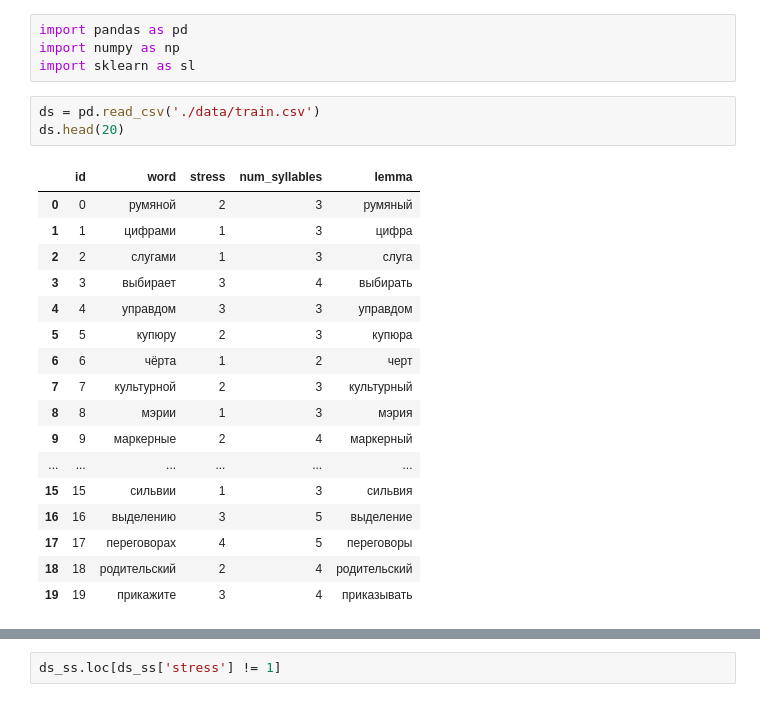
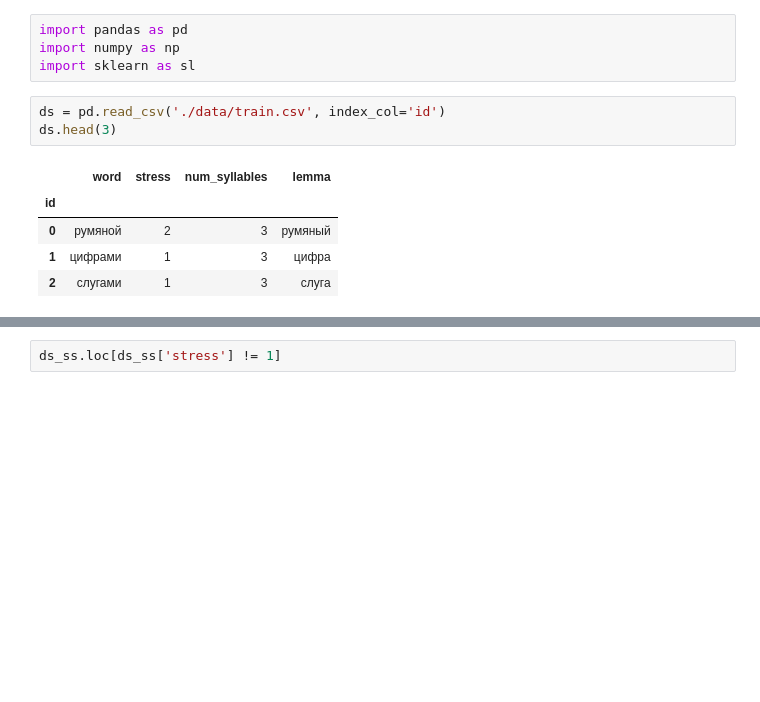
Before and after one commit to cupiscube/stress_in_russian_words, a Jupyter notebook: analize.ipynb, the cells around one changed output, grey strips where cells are left out. Drawn from its saved outputs; the diff is of its cells as text; blank space fills up the shorter version.

```diff
--- a/analize.ipynb
+++ b/analize.ipynb
@@ -3,25 +3,13 @@ import pandas as pd
 import numpy as np
 import sklearn as sl
 # %%
-ds = pd.read_csv('./data/train.csv')
-ds.head(20)
+ds = pd.read_csv('./data/train.csv', index_col='id')
+ds.head(3)
 # %% [output]
-|  | id | word | stress | num_syllables | lemma |
-| 0 | 0 | румяной | 2 | 3 | румяный |
-| 1 | 1 | цифрами | 1 | 3 | цифра |
-| 2 | 2 | слугами | 1 | 3 | слуга |
-| 3 | 3 | выбирает | 3 | 4 | выбирать |
-| 4 | 4 | управдом | 3 | 3 | управдом |
-| 5 | 5 | купюру | 2 | 3 | купюра |
-| 6 | 6 | чёрта | 1 | 2 | черт |
-| 7 | 7 | культурной | 2 | 3 | культурный |
-| 8 | 8 | мэрии | 1 | 3 | мэрия |
-| 9 | 9 | маркерные | 2 | 4 | маркерный |
-| ... | ... | ... | ... | ... | ... |
-| 15 | 15 | сильвии | 1 | 3 | сильвия |
-| 16 | 16 | выделению | 3 | 5 | выделение |
-| 17 | 17 | переговорах | 4 | 5 | переговоры |
-| 18 | 18 | родительский | 2 | 4 | родительский |
-| 19 | 19 | прикажите | 3 | 4 | приказывать |
+|  | word | stress | num_syllables | lemma |
+| id |  |  |  |  |
+| 0 | румяной | 2 | 3 | румяный |
+| 1 | цифрами | 1 | 3 | цифра |
+| 2 | слугами | 1 | 3 | слуга |
 # %%
 ds_ss = pd.read_csv('./data/sample_submission.csv')
```
Also changed, not shown: parts of 52 cells of this notebook.
